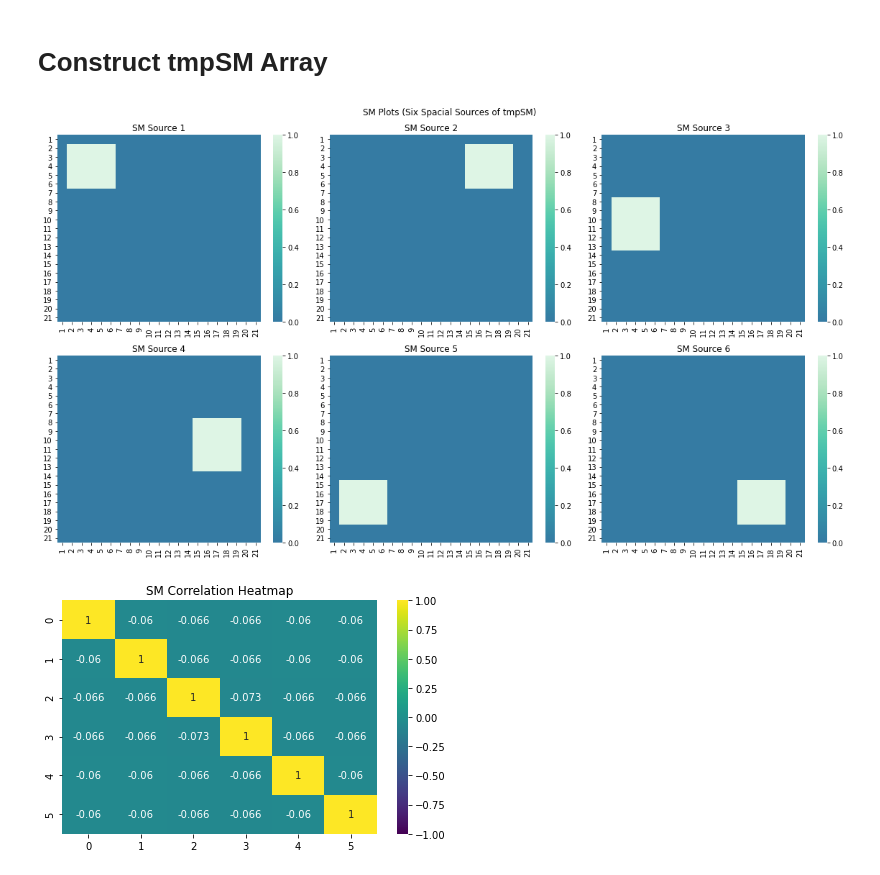
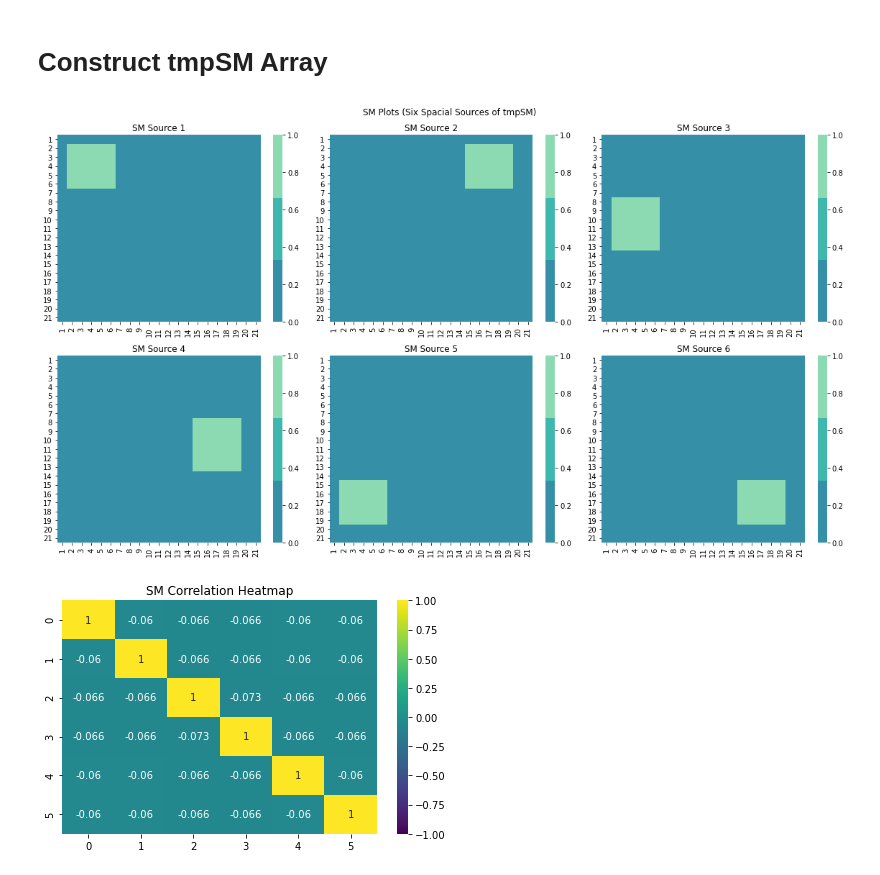
Before and after one commit to NoiRC256/mast30034_assignment_1, a Jupyter notebook: code/main.ipynb, the cells around one changed output. Saved outputs shown, nothing was run; the diff lists cells and outputs as text; code cells hidden in the pictures.

```diff
--- a/code/main.ipynb
+++ b/code/main.ipynb
@@ -154,26 +158,26 @@ for n in range(0,6):
 # %%
 # Plot each SM;
 
 tmpSM = initSM
 
 fig, axes = plt.subplots(2, 3, figsize=(16,9))
 
 fig.suptitle('SM Plots (Six Spacial Sources of tmpSM)')
 
 for i in range(0, 2):
     for j in range(0, 3):
         idx = i+j
         if(i!=0):
             idx += i+1
         sm = tmpSM[idx]
-        sns.heatmap(data=sm, cmap="mako",
+        sns.heatmap(data=sm, cmap=sns.color_palette("mako"),
                     xticklabels=list(range(1,22)),
                     yticklabels=list(range(1,22)),
                     vmin=0, vmax=1, center=0, ax=axes[i,j])
         axes[i, j].set_title("SM Source " + str(idx+1))
 
 fig.tight_layout()
 plt.show()
 # %% [output]
-[figure, old version]
+[figure, new version]
 # %%
```
Also changed, not shown: parts of 19 cells of this notebook.
